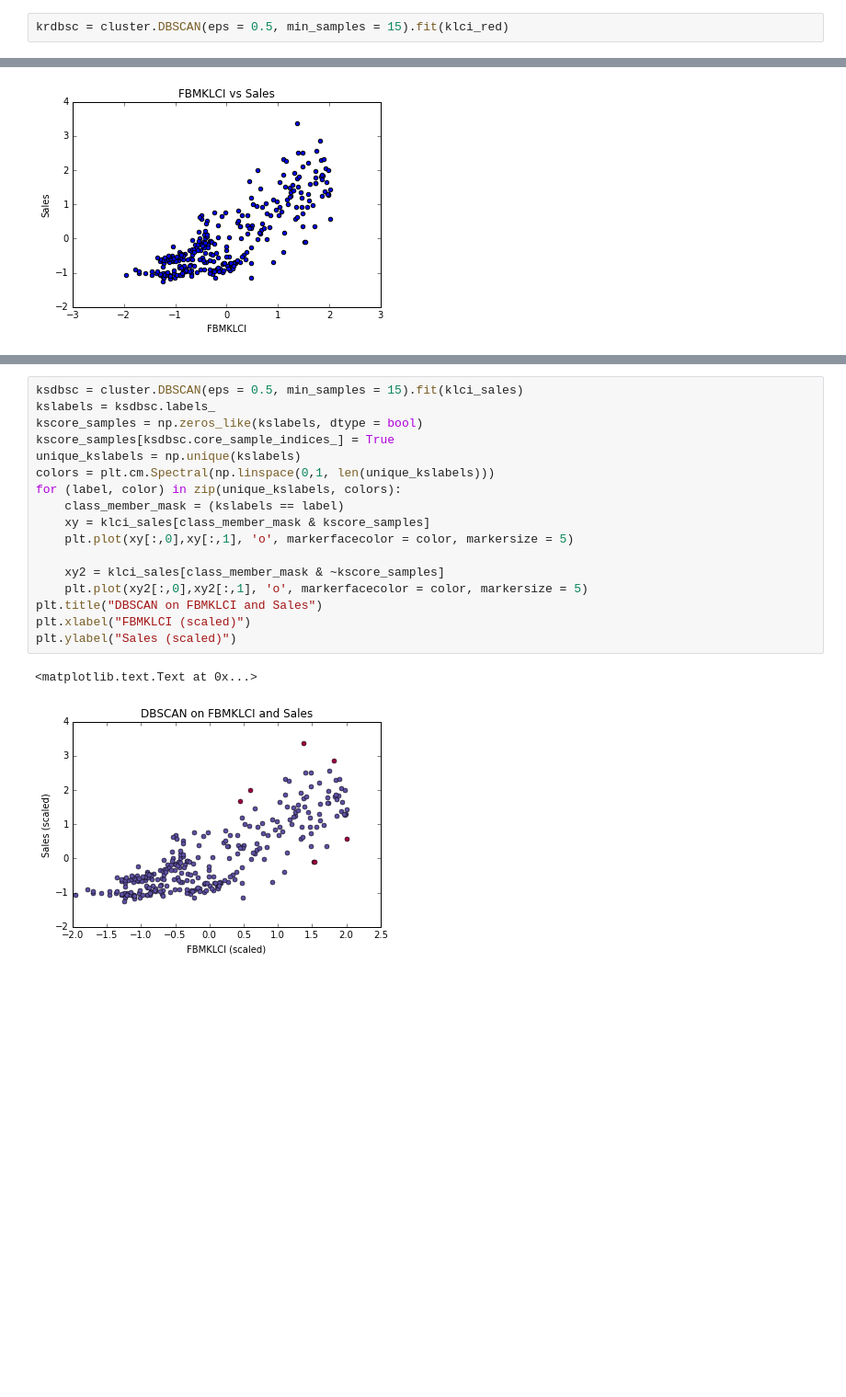
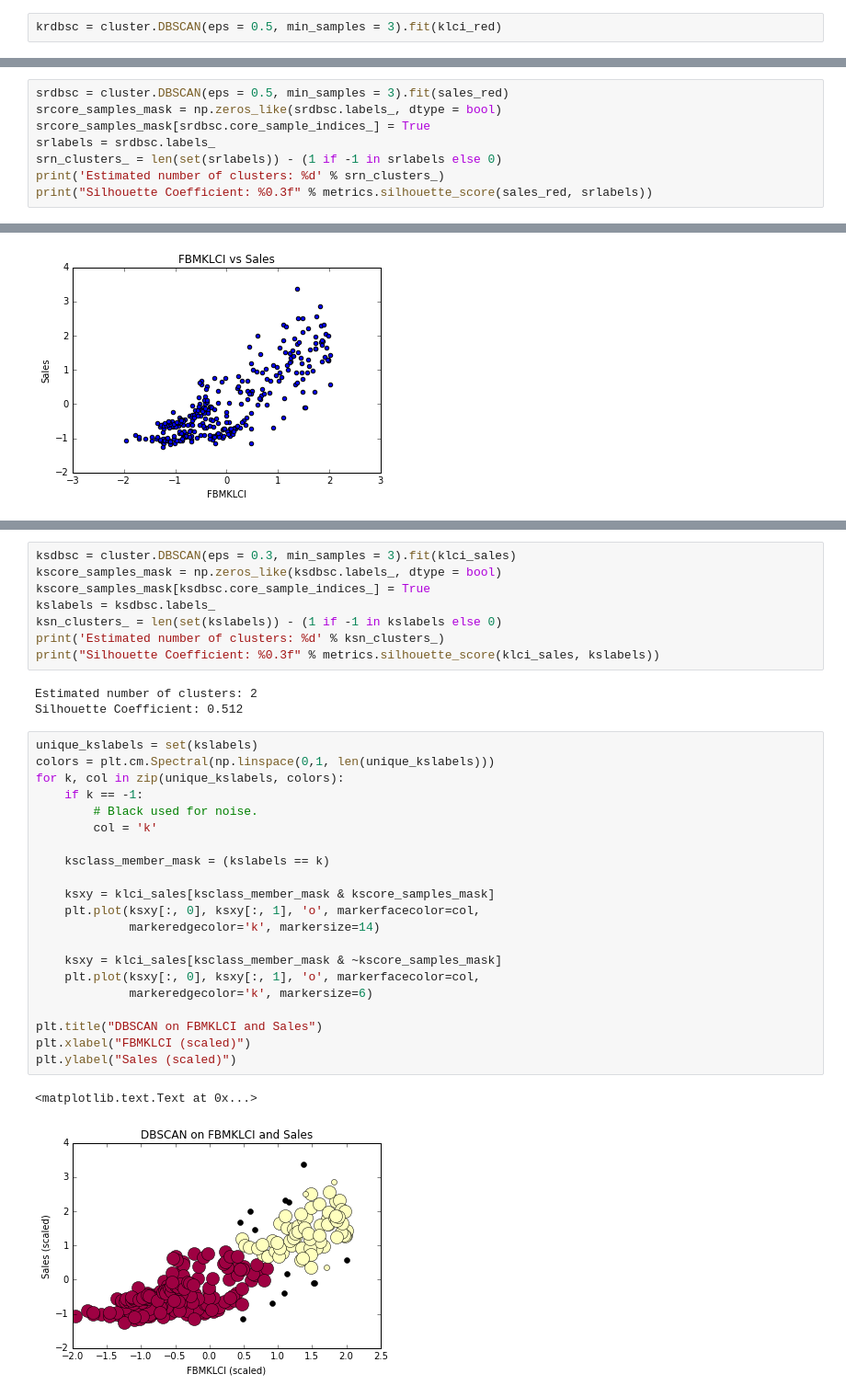
Before and after one commit to syafiquehab/Fund1, a Jupyter notebook: Fund 1 - Clustering.ipynb, the cells around one changed output, grey strips where cells are left out. Shown at 92% size. Saved outputs shown, nothing was run; the diff lists cells and outputs as text; blank space fills up the shorter version.

```diff
--- a/Fund 1 - Clustering.ipynb
+++ b/Fund 1 - Clustering.ipynb
@@ -147,2 +128,2 @@ plt.scatter(kr.keys(), kr.values())
 # %%
-krdbsc = cluster.DBSCAN(eps = 0.5, min_samples = 15).fit(klci_red)
+krdbsc = cluster.DBSCAN(eps = 0.5, min_samples = 3).fit(klci_red)
@@ -243,0 +219,8 @@ plt.scatter(sr.keys(), sr.values())
+# %%
+srdbsc = cluster.DBSCAN(eps = 0.5, min_samples = 3).fit(sales_red)
+srcore_samples_mask = np.zeros_like(srdbsc.labels_, dtype = bool)
+srcore_samples_mask[srdbsc.core_sample_indices_] = True
+srlabels = srdbsc.labels_
+srn_clusters_ = len(set(srlabels)) - (1 if -1 in srlabels else 0)
+print('Estimated number of clusters: %d' % srn_clusters_)
+print("Silhouette Coefficient: %0.3f" % metrics.silhouette_score(sales_red, srlabels))
@@ -319,20 +309,35 @@ plt.scatter(ks.keys(), ks.values())
+# %%
+ksdbsc = cluster.DBSCAN(eps = 0.3, min_samples = 3).fit(klci_sales)
+kscore_samples_mask = np.zeros_like(ksdbsc.labels_, dtype = bool)
+kscore_samples_mask[ksdbsc.core_sample_indices_] = True
+kslabels = ksdbsc.labels_
+ksn_clusters_ = len(set(kslabels)) - (1 if -1 in kslabels else 0)
+print('Estimated number of clusters: %d' % ksn_clusters_)
+print("Silhouette Coefficient: %0.3f" % metrics.silhouette_score(klci_sales, kslabels))
+# %% [output]
+Estimated number of clusters: 2
+Silhouette Coefficient: 0.512
 # %%
-ksdbsc = cluster.DBSCAN(eps = 0.5, min_samples = 15).fit(klci_sales)
-kslabels = ksdbsc.labels_
-kscore_samples = np.zeros_like(kslabels, dtype = bool)
-kscore_samples[ksdbsc.core_sample_indices_] = True
-unique_kslabels = np.unique(kslabels)
+unique_kslabels = set(kslabels)
 colors = plt.cm.Spectral(np.linspace(0,1, len(unique_kslabels)))
-for (label, color) in zip(unique_kslabels, colors):
-    class_member_mask = (kslabels == label)
-    xy = klci_sales[class_member_mask & kscore_samples]
-    plt.plot(xy[:,0],xy[:,1], 'o', markerfacecolor = color, markersize = 5)
+for k, col in zip(unique_kslabels, colors):
+    if k == -1:
+        # Black used for noise.
+        col = 'k'
 
-    xy2 = klci_sales[class_member_mask & ~kscore_samples]
-    plt.plot(xy2[:,0],xy2[:,1], 'o', markerfacecolor = color, markersize = 5)
+    ksclass_member_mask = (kslabels == k)
+
+    ksxy = klci_sales[ksclass_member_mask & kscore_samples_mask]
+    plt.plot(ksxy[:, 0], ksxy[:, 1], 'o', markerfacecolor=col,
+             markeredgecolor='k', markersize=14)
+
+    ksxy = klci_sales[ksclass_member_mask & ~kscore_samples_mask]
+    plt.plot(ksxy[:, 0], ksxy[:, 1], 'o', markerfacecolor=col,
+             markeredgecolor='k', markersize=6)
+
 plt.title("DBSCAN on FBMKLCI and Sales")
 plt.xlabel("FBMKLCI (scaled)")
 plt.ylabel("Sales (scaled)")
 # %% [output]
 <matplotlib.text.Text at 0x...>
-[figure, old version]
+[figure, new version]
```
Also changed, not shown: parts of 15 cells of this notebook, 6 other files.
